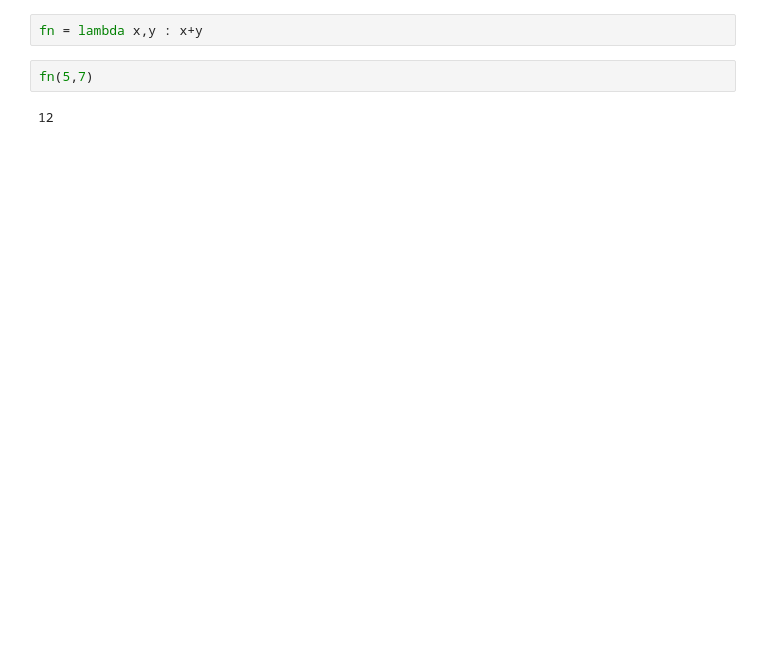
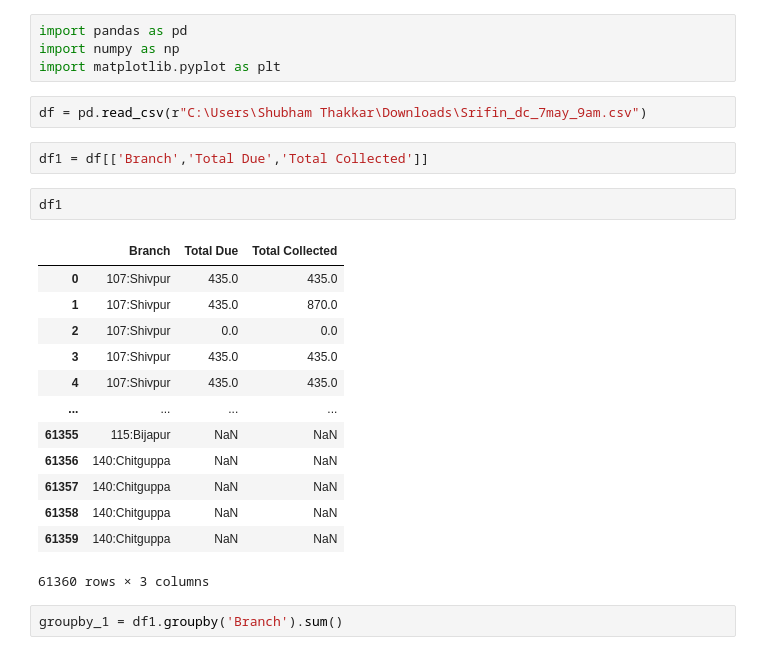
Before and after one commit to Piratekidd/Python_practice, a Jupyter notebook: Untitled.ipynb, the cells around one changed output. Drawn from its saved outputs; the diff is of its cells as text; blank space fills up the shorter version.

```diff
--- a/Untitled.ipynb
+++ b/Untitled.ipynb
@@ -296,6 +1,26 @@ ticket_price("B","Y")
-# %%
-fn = lambda x,y : x+y
-# %%
-fn(5,7)
-# %% [output]
-12
+# %%
+import pandas as pd
+import numpy as np
+import matplotlib.pyplot as plt
+# %%
+df = pd.read_csv(r"C:\Users\Shubham Thakkar\Downloads\Srifin_dc_7may_9am.csv")
+# %%
+df1 = df[['Branch','Total Due','Total Collected']]
+# %%
+df1
+# %% [output]
+|  | Branch | Total Due | Total Collected |
+| 0 | 107:Shivpur | 435.0 | 435.0 |
+| 1 | 107:Shivpur | 435.0 | 870.0 |
+| 2 | 107:Shivpur | 0.0 | 0.0 |
+| 3 | 107:Shivpur | 435.0 | 435.0 |
+| 4 | 107:Shivpur | 435.0 | 435.0 |
+| ... | ... | ... | ... |
+| 61355 | 115:Bijapur | NaN | NaN |
+| 61356 | 140:Chitguppa | NaN | NaN |
+| 61357 | 140:Chitguppa | NaN | NaN |
+| 61358 | 140:Chitguppa | NaN | NaN |
+| 61359 | 140:Chitguppa | NaN | NaN |
+61360 rows × 3 columns
+# %%
+groupby_1 = df1.groupby('Branch').sum()
```
Also changed, not shown: parts of 40 cells of this notebook.
